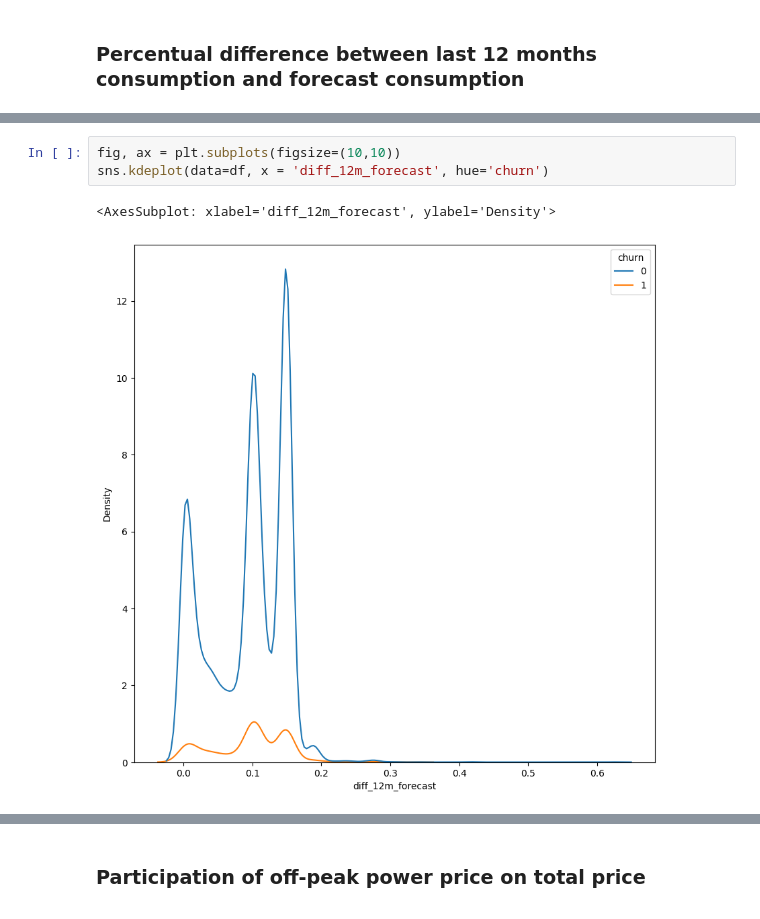
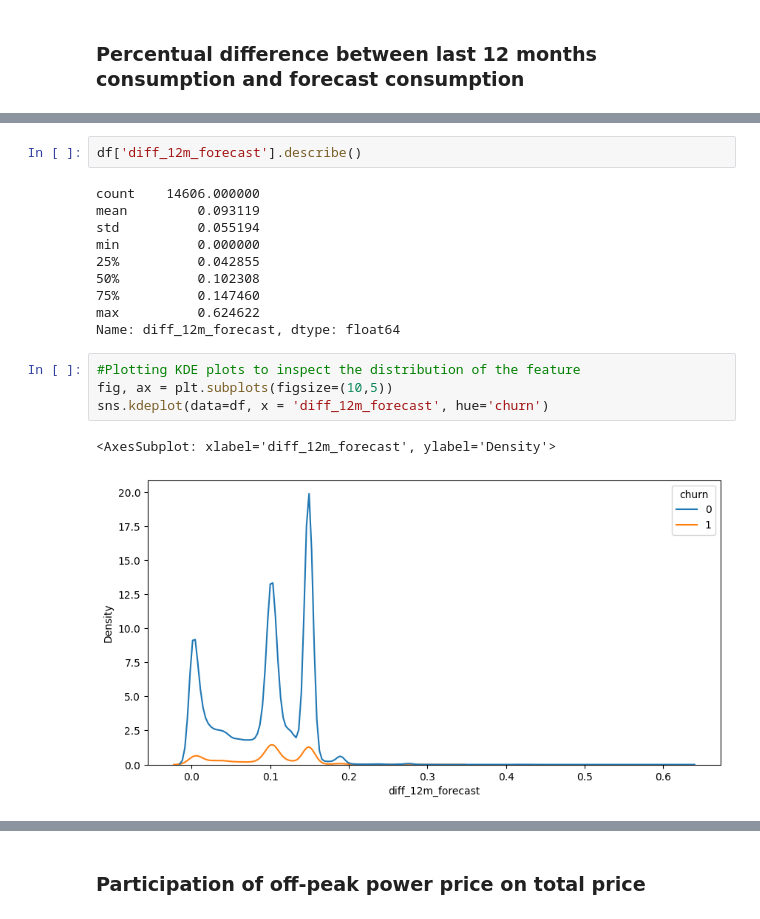
Before and after one commit to LissesCastro/BCG---Experience-Program, a Jupyter notebook: feature_engineering.ipynb, the cells around one changed output, grey strips where cells are left out. Saved outputs shown, nothing was run; the diff lists cells and outputs as text.

```diff
--- a/feature_engineering.ipynb
+++ b/feature_engineering.ipynb
@@ -162,6 +146,19 @@ Name: diff_12m_forecast, dtype: float64
+# %%
+df['diff_12m_forecast'].describe()
+# %% [output]
+count    14606.000000
+mean         0.093119
+std          0.055194
+min          0.000000
+25%          0.042855
+50%          0.102308
+75%          0.147460
+max          0.624622
+Name: diff_12m_forecast, dtype: float64
 # %%
-fig, ax = plt.subplots(figsize=(10,10))
+#Plotting KDE plots to inspect the distribution of the feature
+fig, ax = plt.subplots(figsize=(10,5))
 sns.kdeplot(data=df, x = 'diff_12m_forecast', hue='churn')
 # %% [output]
 <AxesSubplot: xlabel='diff_12m_forecast', ylabel='Density'>
-[figure, old version]
+[figure, new version]
```
Also changed, not shown: parts of 39 cells of this notebook.
